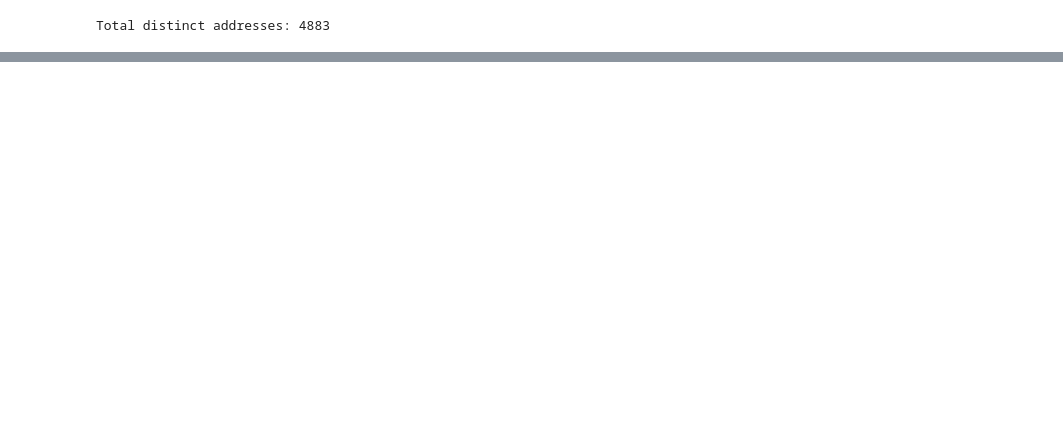
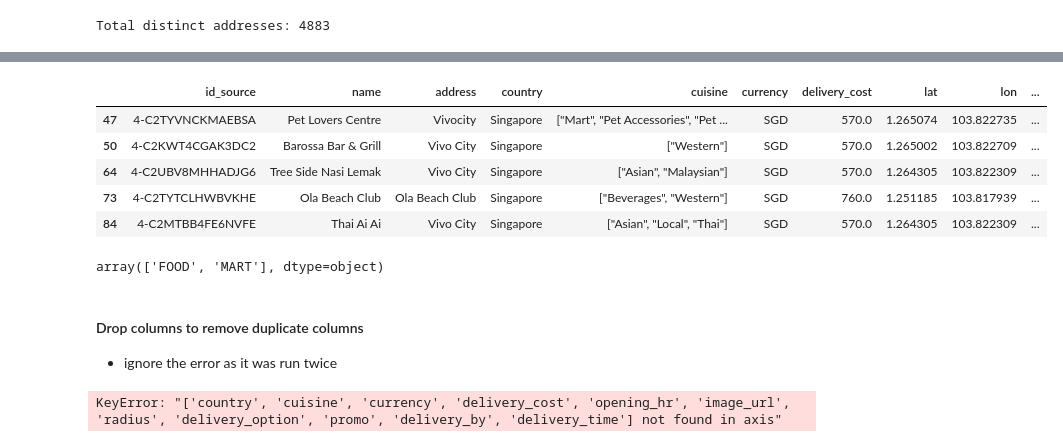
Before and after one commit to leehegithub/grab_restuarant_analysis, a Jupyter notebook: reading_csv.ipynb, the cells around one changed output, grey strips where cells are left out. Cells and saved outputs as stored; diff of their text form; code cells hidden in the pictures; blank space fills up the shorter version.

```diff
--- a/reading_csv.ipynb
+++ b/reading_csv.ipynb
@@ -266,0 +443,34 @@ Total distinct addresses: 4883
+# %%
+import re
+
+# Define a function to standardize addresses
+def standardize_address(address):
+    # Condition 1: Remove additional information after the address
+    address = re.sub(r'\s*\([^)]*\)', '', address)
+
+    # Condition 2: Replace variations of 'Ayer Rajah Food Centre' with 'Ayer Rajah Food Centre'
+    if 'Ayer Rajah Food Centre' in address:
+        address = 'Ayer Rajah Food Centre'
+
+    # Condition 3: Replace variations of 'Ayer Rajah CC' with 'Ayer Rajah CC'
+    elif 'Ayer Rajah Cc' in address or 'Ayer Rajah Community Centre' in address:
+        address = 'Ayer Rajah CC'
+
+    # Condition 4: Replace variations of 'Asia Square' with 'Asia Square'
+    elif 'Asia Square' in address:
+        address = 'Asia Square'
+
+    # Replace variation 'Abc Brickworks Market & Food Centre Market & Food Centre Food Centre'
+    elif 'Abc Brickworks Market & Food Centre' in address:
+        address = 'Abc Brickworks Market & Food Centre'
+
+
+    # Condition 5: Replace 'Amk' with 'Ang Mo Kio'
+    address = address.replace('Amk', 'Ang Mo Kio')
+
+    #Replace variation 'Abc Brickworks Market & Food Centre Market & Food Centre Food Centre'
+
+    return address
+
+# Apply the standardization function to the 'address' column of the DataFrame
+establishment_df['address'] = establishment_df['address'].apply(standardize_address)
@@ -266,0 +544,3 @@ Total distinct addresses: 4883
+# %%
+# Drop rows with null values in the 'name' column
+establishment_df.dropna(subset=['name'],inplace=True)
@@ -266,0 +586,26 @@ Total distinct addresses: 4883
+# %%
+# Filter the DataFrame to select rows with null values in the 'rating' column
+establishment_df[establishment_df['rating'].isnull()].head(5)
+# %% [output]
+|  | id_source | name | address | country | cuisine | currency | delivery_cost | lat | lon | ... |
+| 47 | 4-C2TYVNCKMAEBSA | Pet Lovers Centre | Vivocity | Singapore | ["Mart", "Pet Accessories", "Pet ... | SGD | 570.0 | 1.265074 | 103.822735 | ... |
+| 50 | 4-C2KWT4CGAK3DC2 | Barossa Bar & Grill | Vivo City | Singapore | ["Western"] | SGD | 570.0 | 1.265002 | 103.822709 | ... |
+| 64 | 4-C2UBV8MHHADJG6 | Tree Side Nasi Lemak | Vivo City | Singapore | ["Asian", "Malaysian"] | SGD | 570.0 | 1.264305 | 103.822309 | ... |
+| 73 | 4-C2TYTCLHWBVKHE | Ola Beach Club | Ola Beach Club | Singapore | ["Beverages", "Western"] | SGD | 760.0 | 1.251185 | 103.817939 | ... |
+| 84 | 4-C2MTBB4FE6NVFE | Thai Ai Ai | Vivo City | Singapore | ["Asian", "Local", "Thai"] | SGD | 570.0 | 1.264305 | 103.822309 | ... |
+# %%
+# Step 2: Extract distinct values from the filtered DataFrame
+establishment_df['loc_type'].unique()
+# %% [output]
+array(['FOOD', 'MART'], dtype=object)
+# %% [markdown]
+#### Drop columns to remove duplicate columns
+- ignore the error as it was run twice
+# %%
+# List of columns to drop
+columns_to_drop = ['country', 'cuisine', 'currency', 'delivery_cost', 'opening_hr', 'image_url', 'radius', 'delivery_option', 'promo', 'delivery_by', 'delivery_time']
+
+# Drop the specified columns from the DataFrame
+establishment_df.drop(columns=columns_to_drop, inplace=True)
+# %% [output]
+KeyError: "['country', 'cuisine', 'currency', 'delivery_cost', 'opening_hr', 'image_url', 'radius', 'delivery_option', 'promo', 'delivery_by', 'delivery_time'] not found in axis"
```
Also changed, not shown: parts of 59 cells of this notebook.
